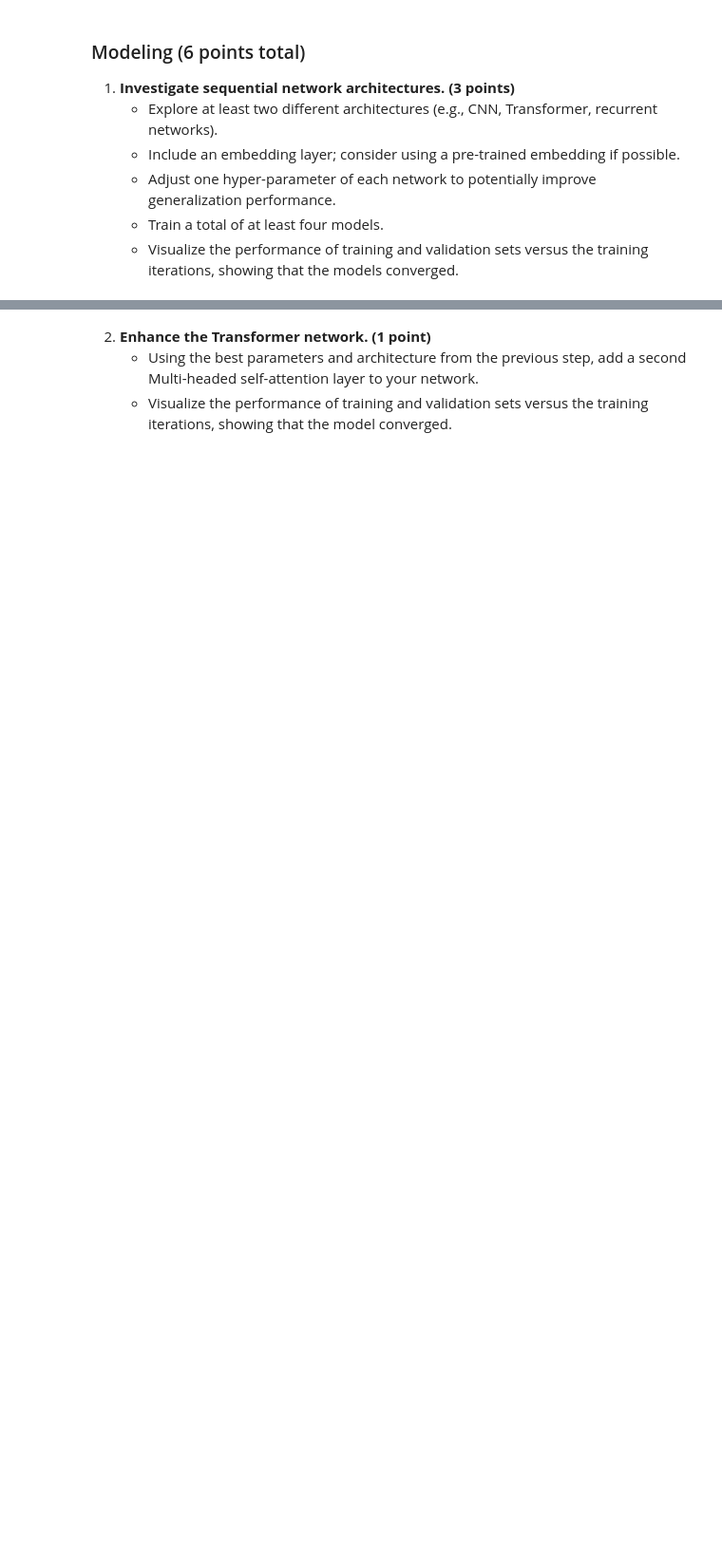
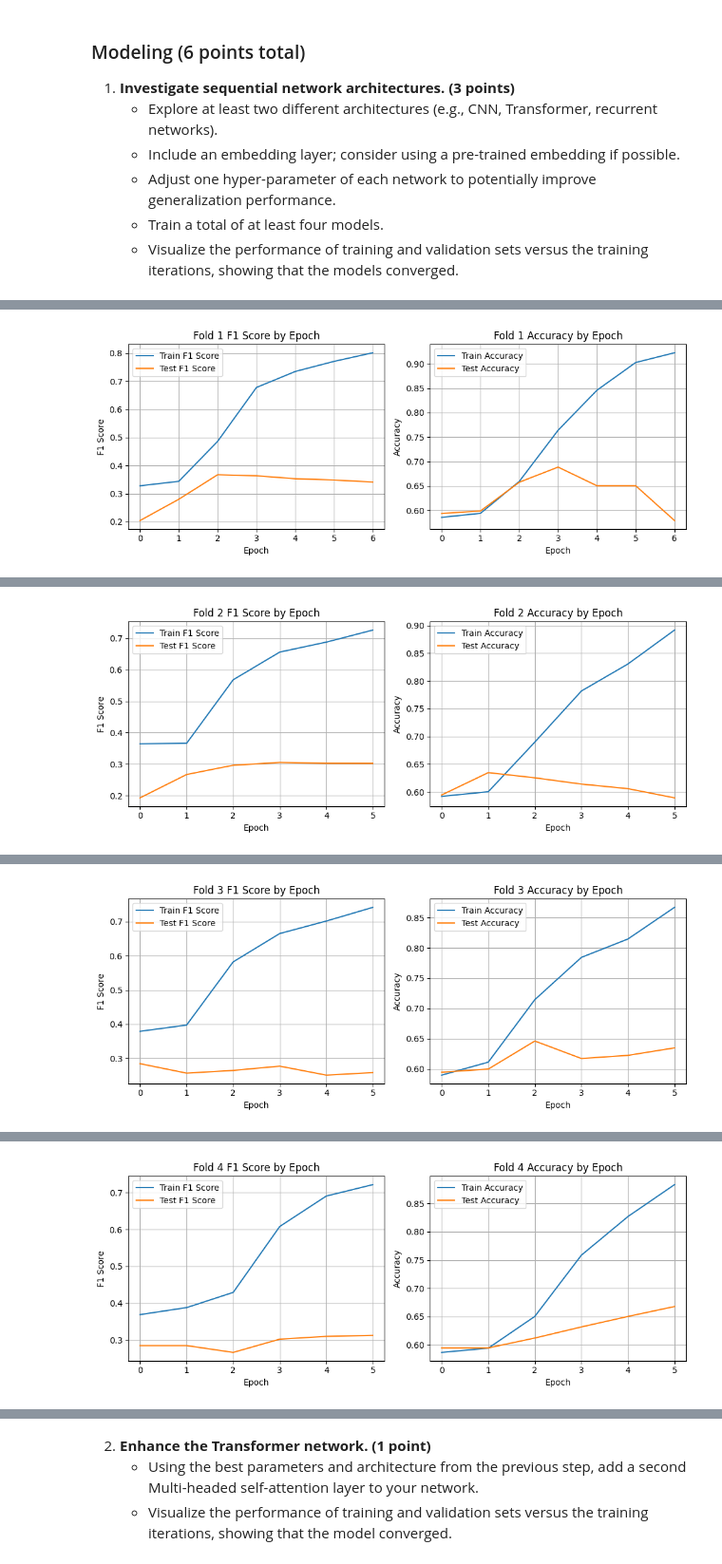
Before and after one commit to Millerb7/Lab-Sequential, a Jupyter notebook: Lab.ipynb, the cells around one changed output, grey strips where cells are left out. Shown at 95% size. Cells and saved outputs as stored; diff of their text form; code cells hidden in the pictures; blank space fills up the shorter version.

```diff
--- a/Lab.ipynb
+++ b/Lab.ipynb
@@ -104,21 +137,9 @@ The F1 score is particularly suitable for evaluating your sentiment analysis mod
    - Explain why your chosen method is appropriate or use more than one method as needed.
    - Convince that your train/test splitting method is a realistic mirroring of how an algorithm would be used in practice.
 # %%
-import pandas as pd
-from sklearn.model_selection import StratifiedKFold, ShuffleSplit, train_test_split
-from sklearn.preprocessing import LabelEncoder
+from sklearn.model_selection import StratifiedKFold
 
-# Extract features and labels
-X = df['text']
-y = df['label']
-
-# Stratified K-Fold Cross-Validation setup
-skf = StratifiedKFold(n_splits=10)
-print("Stratified K-Fold Cross-Validation indices and sizes:")
+skf = StratifiedKFold(n_splits=5)
 for fold, (train_index, test_index) in enumerate(skf.split(X, y), start=1):
-    X_train, X_test = X.iloc[train_index], X.iloc[test_index]
-    y_train, y_test = y.iloc[train_index], y.iloc[test_index]
-
-    # Example: Print the size of each fold
-    print(f"Fold {fold}")
-    print(f"TRAIN size: {len(train_index)}, TEST size: {len(test_index)}")
+    X_train, X_test = X[train_index], X[test_index]
+    y_train, y_test = y[train_index], y[test_index]
@@ -154,0 +234,34 @@ TRAIN: [ 161  162  163 ... 4843 4844 4845] TEST: [   0    1    2    3    4    5
+# %%
+skf = StratifiedKFold(n_splits=5)
+for fold, (train_index, test_index) in enumerate(skf.split(X, integer_encoded), start=1):
+    X_train, X_test = X[train_index], X[test_index]
+    y_train, y_test = y[train_index], y[test_index]
+
+    model = build_model(vocab_size, max_text_length)
+    history, predictions = train_model(model, X_train, y_train, X_test, y_test)
+
+    # Plotting F1 score for each fold
+    plt.figure(figsize=(10, 4))
+    plt.subplot(1, 2, 1)
+    plt.plot(history.history['f1_score'], label='Train F1 Score')
+    plt.plot(history.history['val_f1_score'], label='Test F1 Score')
+    plt.title(f'Fold {fold} F1 Score by Epoch')
+    plt.xlabel('Epoch')
+    plt.ylabel('F1 Score')
+    plt.legend()
+    plt.grid(True)
+
+    # Plotting accuracy for each fold
+    plt.subplot(1, 2, 2)
+    plt.plot(history.history['accuracy'], label='Train Accuracy')
+    plt.plot(history.history['val_accuracy'], label='Test Accuracy')
+    plt.title(f'Fold {fold} Accuracy by Epoch')
+    plt.xlabel('Epoch')
+    plt.ylabel('Accuracy')
+    plt.legend()
+    plt.grid(True)
+
+    # Show the plot for this fold
+    plt.tight_layout()
+    plt.show()
+# %% [output]
@@ -154,0 +269 @@ TRAIN: [ 161  162  163 ... 4843 4844 4845] TEST: [   0    1    2    3    4    5
+[figure, added]
@@ -154,0 +271 @@ TRAIN: [ 161  162  163 ... 4843 4844 4845] TEST: [   0    1    2    3    4    5
+[figure, added]
@@ -154,0 +273 @@ TRAIN: [ 161  162  163 ... 4843 4844 4845] TEST: [   0    1    2    3    4    5
+[figure, added]
@@ -154,0 +275 @@ TRAIN: [ 161  162  163 ... 4843 4844 4845] TEST: [   0    1    2    3    4    5
+[figure, added]
```
Also changed, not shown: parts of 14 cells of this notebook, 1 other file.
